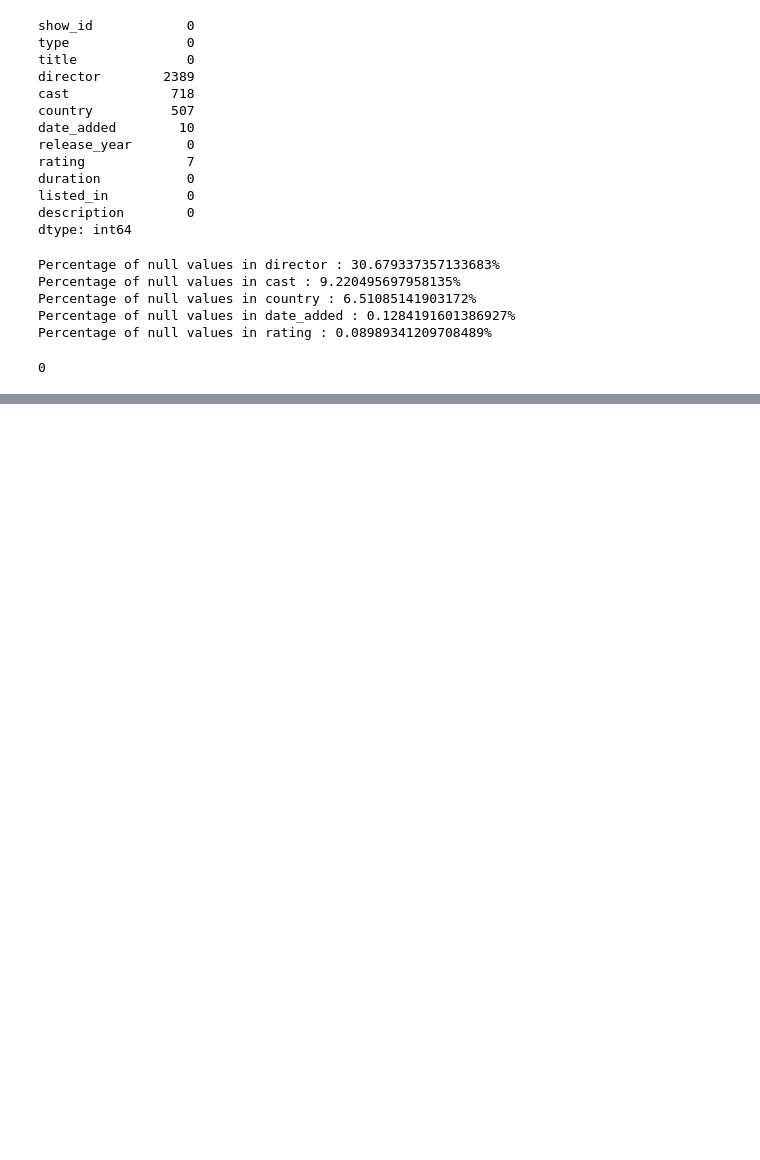
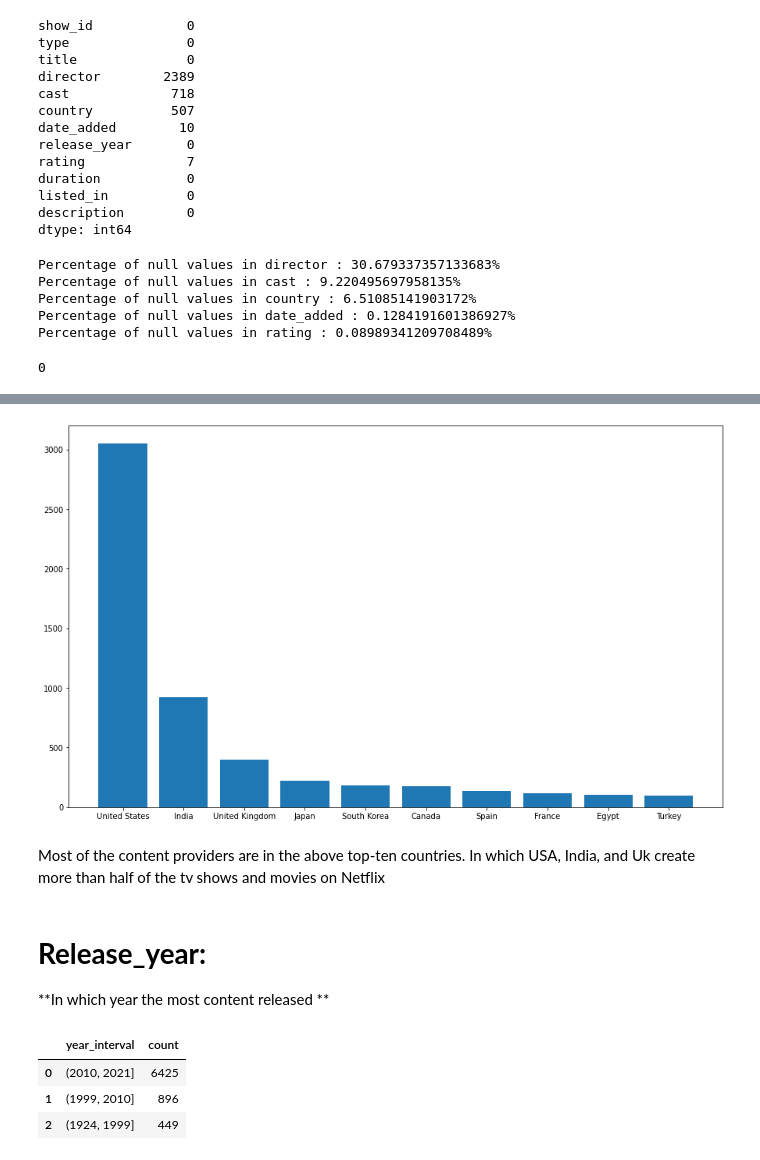
Before and after one commit to Ratnakar2022/Netflix-Movies-and-TV-Shows, a Jupyter notebook: Netflix_Movies_and_TV_Shows_Clustering.ipynb, the cells around one changed output, grey strips where cells are left out. Saved outputs shown, nothing was run; the diff lists cells and outputs as text; code cells hidden in the pictures; blank space fills up the shorter version.

```diff
--- a/Netflix_Movies_and_TV_Shows_Clustering.ipynb
+++ b/Netflix_Movies_and_TV_Shows_Clustering.ipynb
@@ -177,0 +368,7 @@ netflix_data.describe(include='all')
+# %%
+# Country had 505 null values in it, we will replace these null values with the most occurring country
+netflix_data['country'].fillna('United States', inplace=True)
+country_df  = pd.DataFrame(netflix_data.country.value_counts())
+country_df.reset_index(inplace=True)
+country_df.rename(columns={'index':'Country', 'country':'count'}, inplace=True)
+country_df
@@ -177,0 +389,29 @@ netflix_data.describe(include='all')
+# %%
+
+# Lets find the top ten countries that produce most of the content.
+top_country = country_df['Country']
+total_count = country_df['count']
+fig = plt.figure(figsize =(15, 9))
+plt.bar(top_country[0:10], total_count[0:10])
+plt.show()
+# %% [output]
+[figure, added]
+# %% [markdown]
+Most of the content providers are in the above top-ten countries.
+In which USA, India, and Uk create more than half of the tv shows and movies on Netflix
+# %% [markdown]
+# **Release_year:**
+**In which year the most content released **
+# %%
+# Put the data into bins.
+release_yr_bin = pd.cut(netflix_data.release_year, [1924, 1999, 2010, 2021])
+release_yr_bin.value_counts()
+release_yr_bin = pd.DataFrame(release_yr_bin.value_counts()).reset_index()
+release_yr_bin.rename(columns={'index':'year_interval', 'release_year':'count'}, inplace=True)
+release_yr_bin['year_interval'] = release_yr_bin['year_interval'].astype('string')
+release_yr_bin
+# %% [output]
+|  | year_interval | count |
+| 0 | (2010, 2021] | 6425 |
+| 1 | (1999, 2010] | 896 |
+| 2 | (1924, 1999] | 449 |
```
Also changed, not shown: parts of 40 cells of this notebook.
